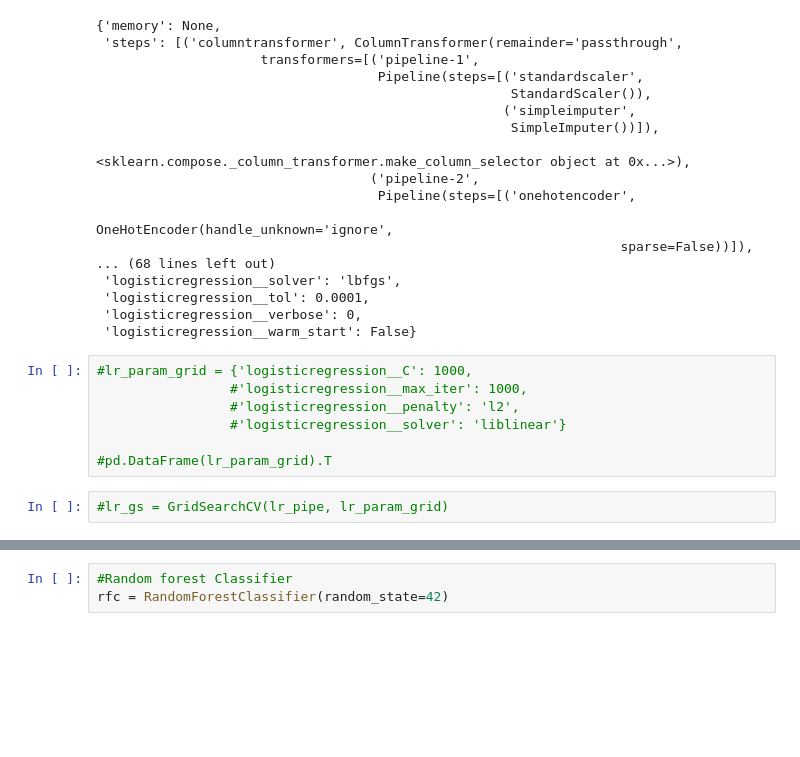
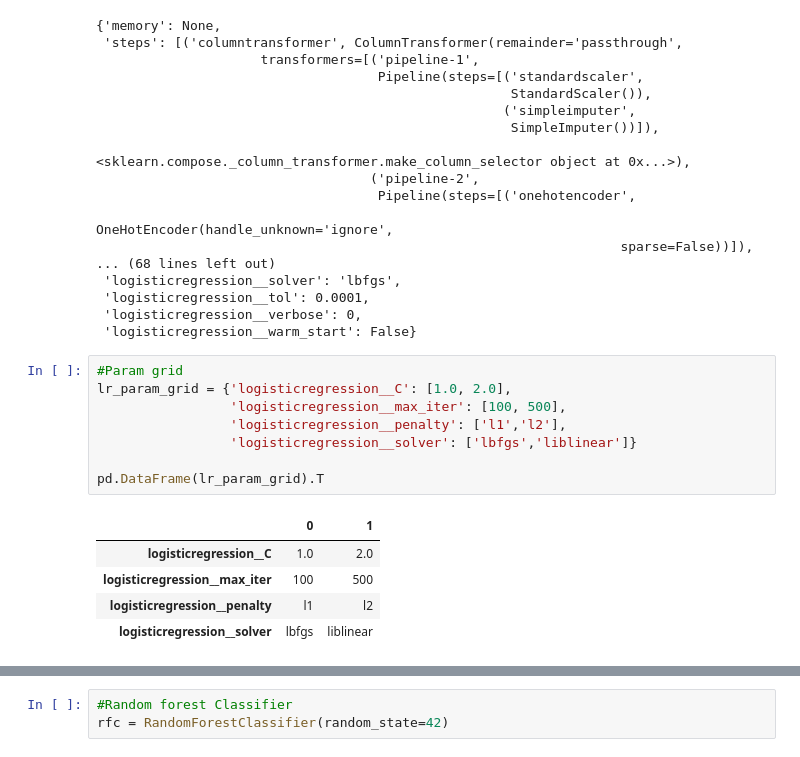
Before and after one commit to JoeBwonKenobi/Car-Insurance-Project, a Jupyter notebook: Project2_Part_4.ipynb, the cells around one changed output, grey strips where cells are left out. Cells and saved outputs as stored; diff of their text form; blank space fills up the shorter version.

```diff
--- a/Project2_Part_4.ipynb
+++ b/Project2_Part_4.ipynb
@@ -671,11 +705,16 @@ lr_pipe.get_params()
  'logisticregression__verbose': 0,
  'logisticregression__warm_start': False}
 # %%
-#lr_param_grid = {'logisticregression__C': 1000,
-                 #'logisticregression__max_iter': 1000,
-                 #'logisticregression__penalty': 'l2',
-                 #'logisticregression__solver': 'liblinear'}
+#Param grid
+lr_param_grid = {'logisticregression__C': [1.0, 2.0],
+                 'logisticregression__max_iter': [100, 500],
+                 'logisticregression__penalty': ['l1','l2'],
+                 'logisticregression__solver': ['lbfgs','liblinear']}
 
-#pd.DataFrame(lr_param_grid).T
+pd.DataFrame(lr_param_grid).T
+# %% [output]
+|  | 0 | 1 |
+| logisticregression__C | 1.0 | 2.0 |
+| logisticregression__max_iter | 100 | 500 |
+| logisticregression__penalty | l1 | l2 |
+| logisticregression__solver | lbfgs | liblinear |
-# %%
-#lr_gs = GridSearchCV(lr_pipe, lr_param_grid)
```
Also changed, not shown: parts of 74 cells of this notebook.
